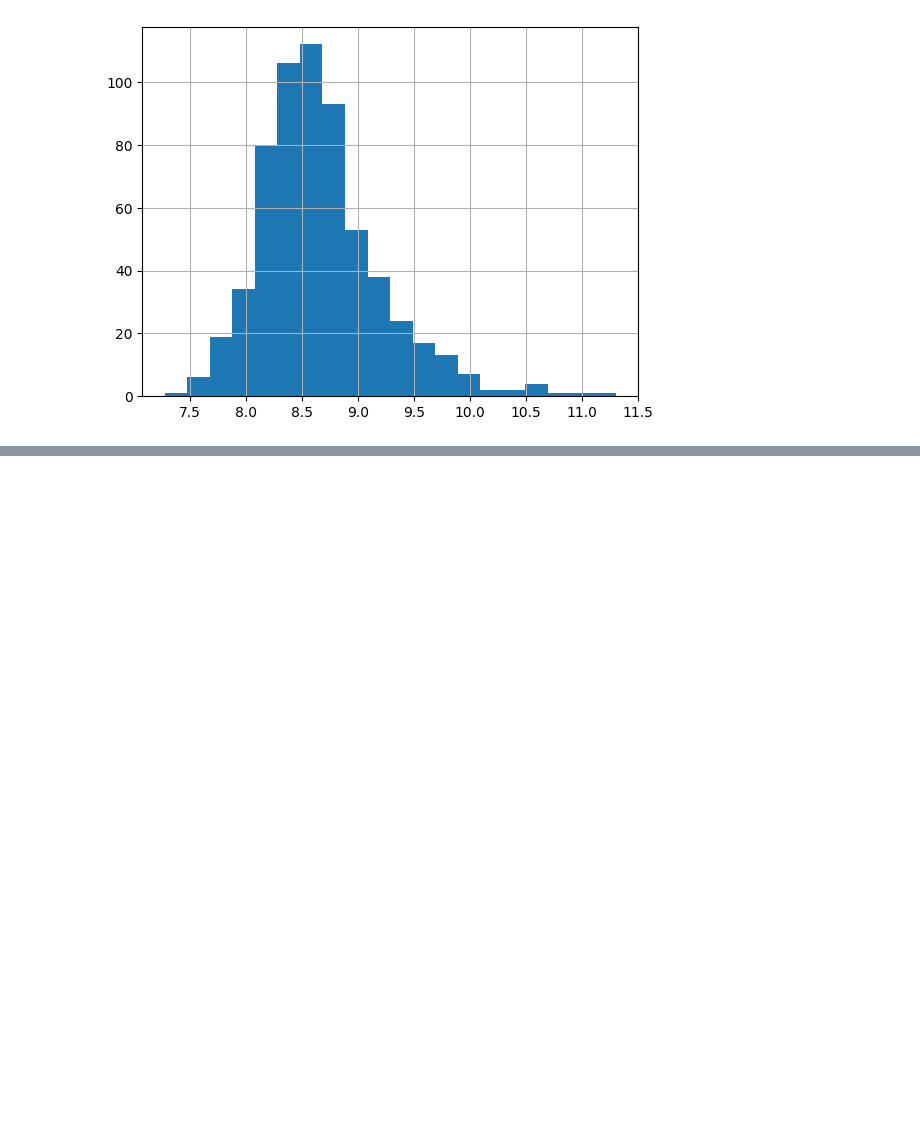
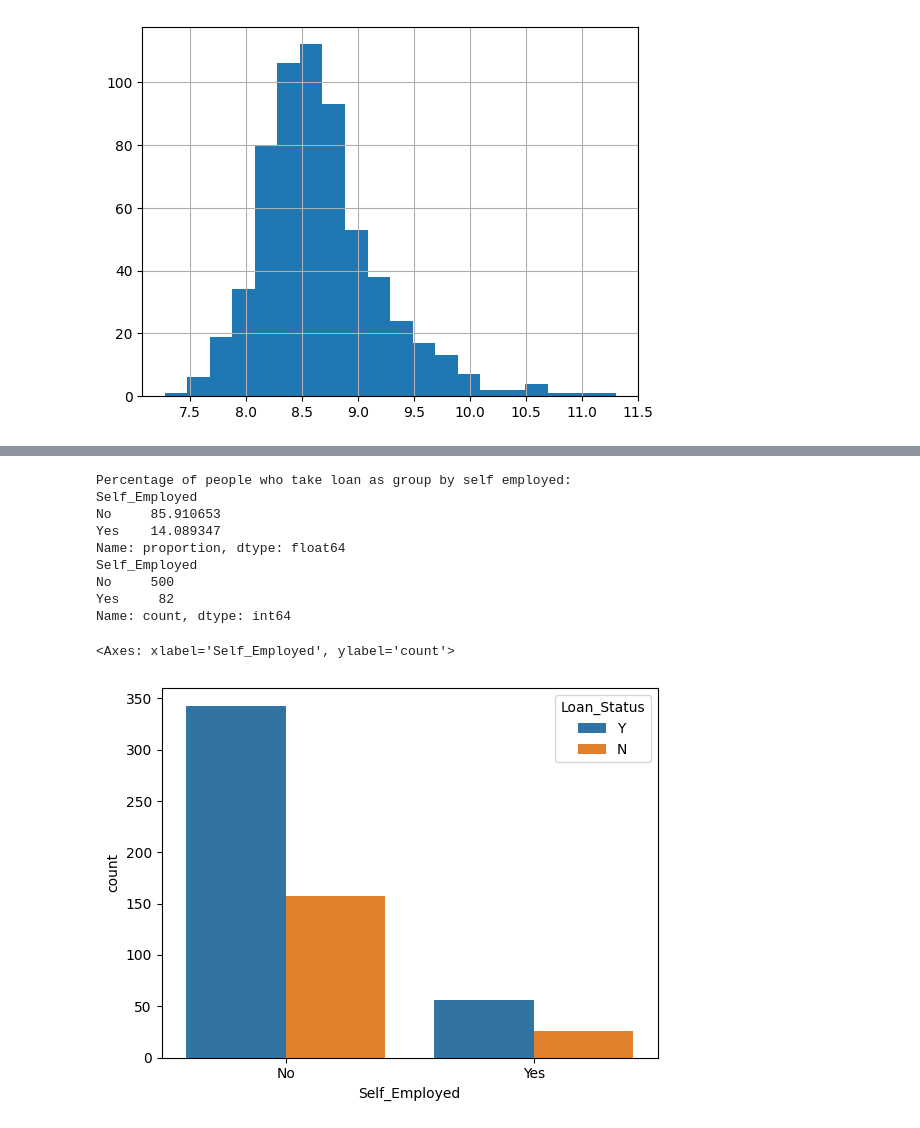
Before and after one commit to Simondelali/responsible-ai-loan-approval, a Jupyter notebook: notebooks/loan-approval-prediction.ipynb, the cells around one changed output, grey strips where cells are left out. Cells and saved outputs as stored; diff of their text form; code cells hidden in the pictures; blank space fills up the shorter version.

```diff
--- a/notebooks/loan-approval-prediction.ipynb
+++ b/notebooks/loan-approval-prediction.ipynb
@@ -88,0 +231,17 @@ df['TotalIncome_log'].hist(bins=20)
+# %%
+print("Percentage of people who take loan as group by self employed:")
+print(df['Self_Employed'].value_counts(normalize=True) * 100)
+print(df['Self_Employed'].value_counts())
+sns.countplot(x='Self_Employed', data=df, hue='Loan_Status')
+# %% [output]
+Percentage of people who take loan as group by self employed:
+Self_Employed
+No     85.910653
+Yes    14.089347
+Name: proportion, dtype: float64
+Self_Employed
+No     500
+Yes     82
+Name: count, dtype: int64
+<Axes: xlabel='Self_Employed', ylabel='count'>
+[figure, added]
```
Also changed, not shown: parts of 13 cells of this notebook.
